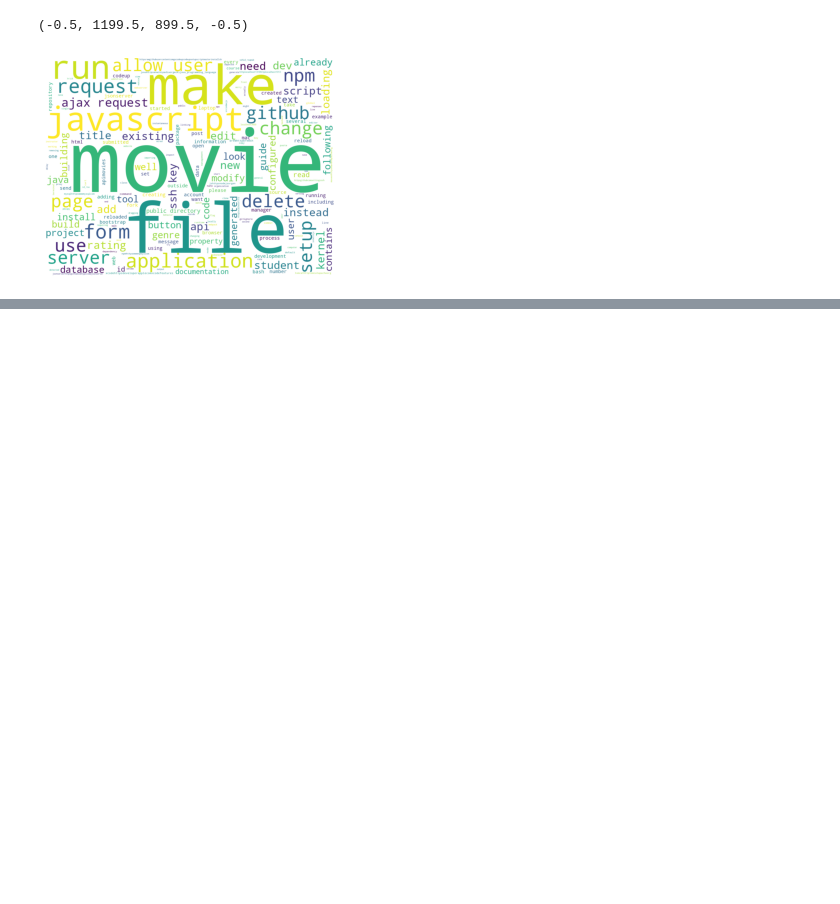
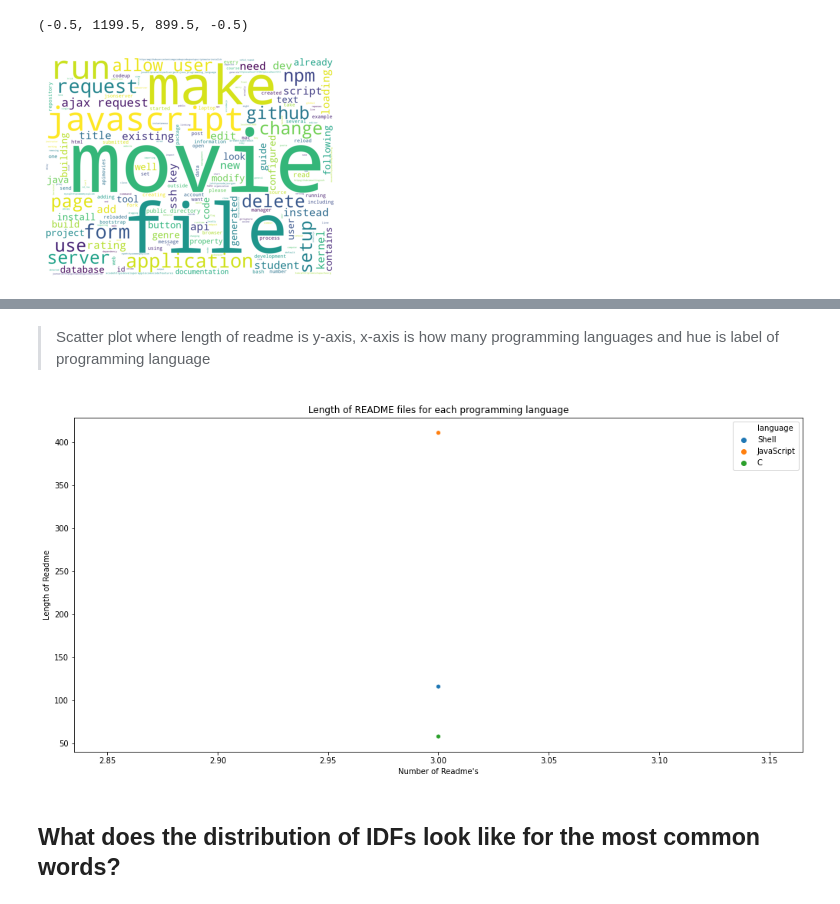
Before and after one commit to cobb-jiang-hartman-npl-project/github-repository-project, a Jupyter notebook: Jeremys_Repo/notes.ipynb, the cells around one changed output, grey strips where cells are left out. Drawn from its saved outputs; the diff is of its cells as text; code cells hidden in the pictures; blank space fills up the shorter version.

```diff
--- a/Jeremys_Repo/notes.ipynb
+++ b/Jeremys_Repo/notes.ipynb
@@ -126,0 +164,4 @@ plt.axis('off')
+# %%
+df2 = df[['language', 'readme_contents']]
+# %%
+df2['readme_contents'] = df2.readme_contents.apply(clean)
@@ -126,0 +176,17 @@ plt.axis('off')
+# %% [markdown]
+> Scatter plot where length of readme is y-axis, x-axis is how many programming languages and hue is label of programming language
+# %%
+plt.figure(figsize=(17,8))
+plt.title('Length of README files for each programming language')
+x
+x = df2.language.count()
+y = df2.length_of_readme
+hue = df2.language
+sns.scatterplot(data=df_lang_count, x=x, y=y, hue=hue)
+plt.ylabel('Length of Readme')
+plt.xlabel('Number of Readme\'s')
+plt.show()
+# %% [output]
+[figure, added]
+# %% [markdown]
+## What does the distribution of IDFs look like for the most common words?
```
Also changed, not shown: parts of 13 cells of this notebook.
